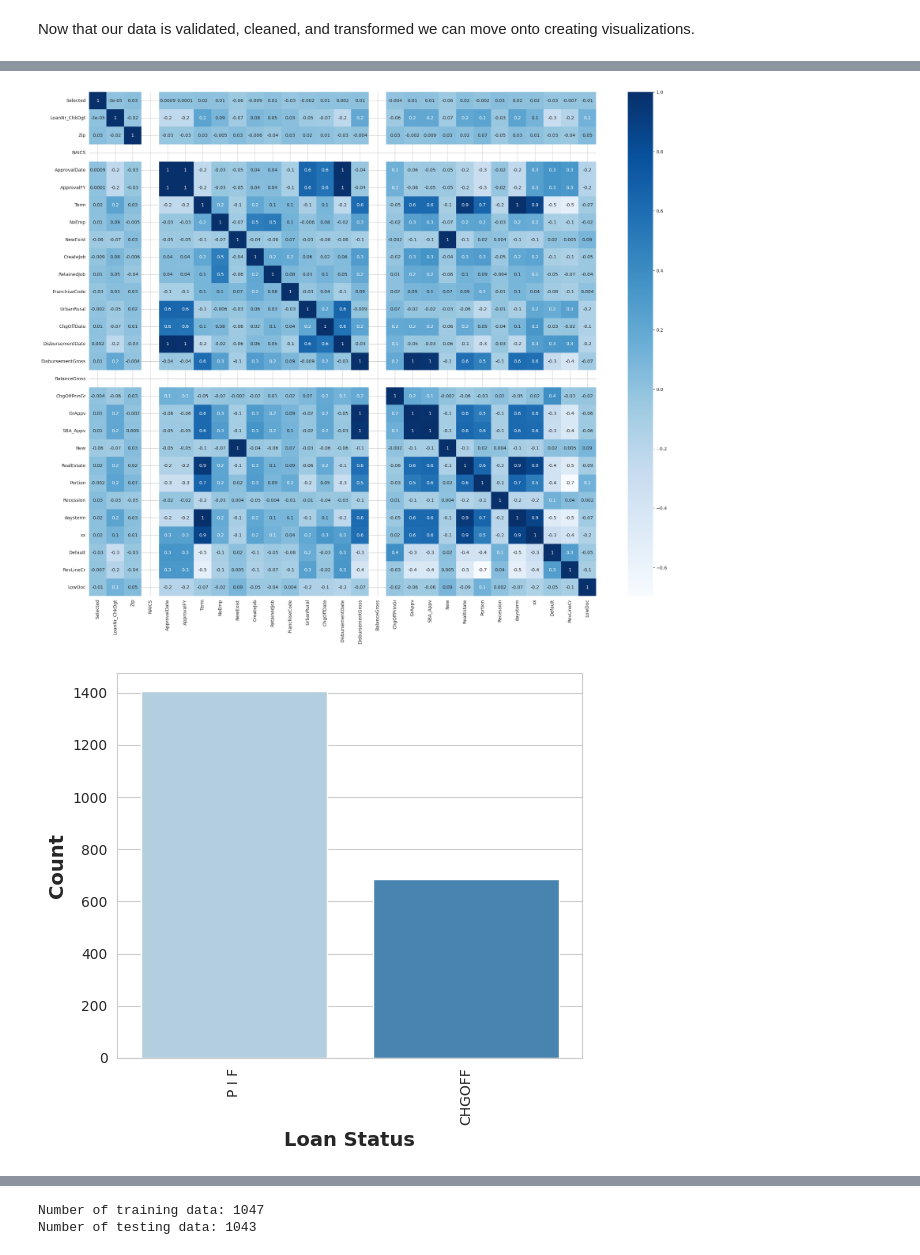
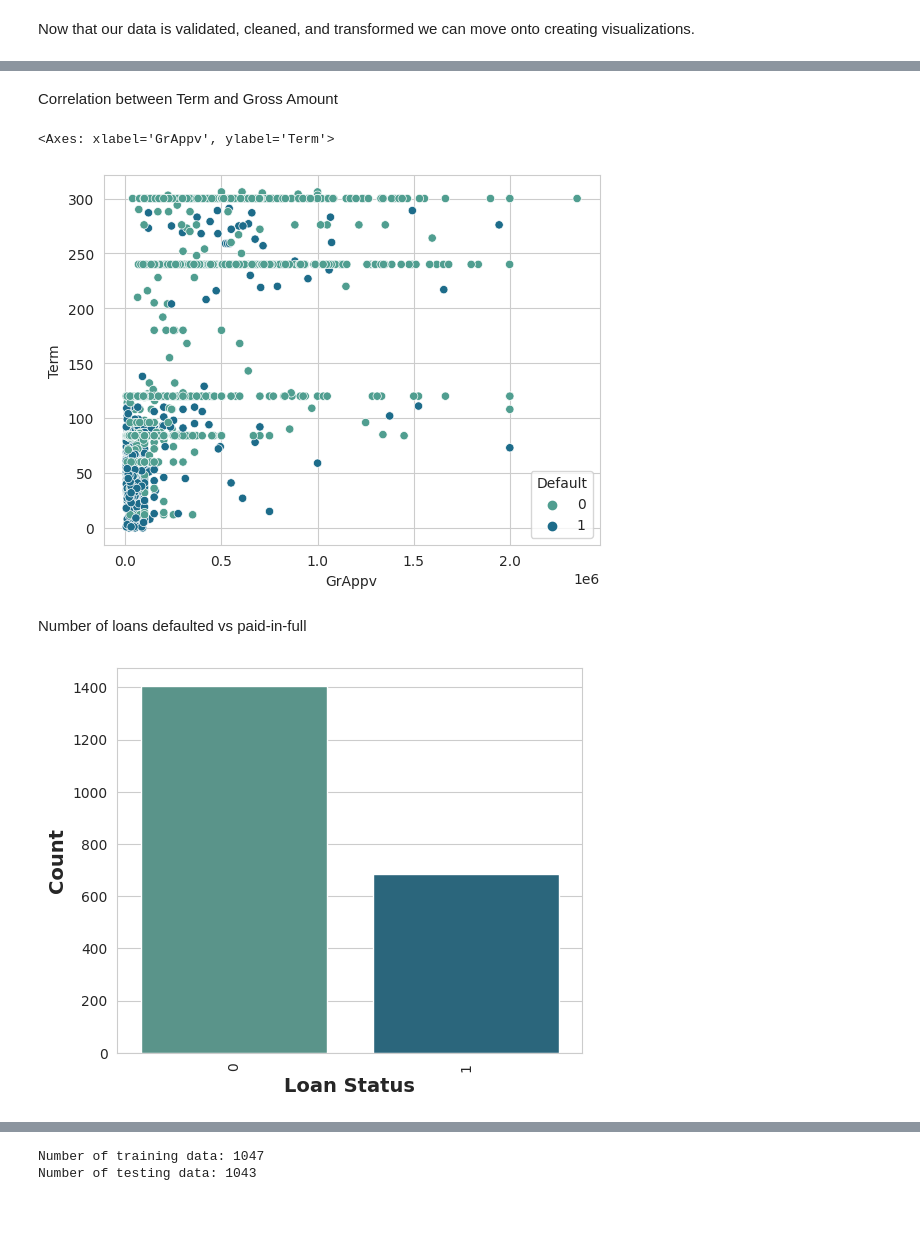
Before and after one commit to fdeiab/image-repo, a Jupyter notebook: Loan_Default_Predicition.ipynb, the cells around one changed output, grey strips where cells are left out. Cells and saved outputs as stored; diff of their text form; code cells hidden in the pictures; blank space fills up the shorter version.

Commit message:
Add visualizations and Feature Selection portion

```diff
--- a/Loan_Default_Predicition.ipynb
+++ b/Loan_Default_Predicition.ipynb
@@ -313,2 +349,11 @@ LowDoc Values [0 1]
+# %%
+df.head()
+data = df.drop(['LoanNr_ChkDgt', 'Name','City', 'State', 'Zip','Bank','BankState',
+                'ApprovalDate','ApprovalFY','ChgOffDate','DisbursementDate','BalanceGross',
+                 'DisbursementGross','ChgOffPrinGr', 'MIS_Status', 'xx', 'daysterm', 'NewExist'], axis=1)
+
+# move target variable to the end
+def_col = data.pop("Default")
+data.insert(data.shape[1], def_col.name, def_col)
 # %% [markdown]
 Now that our data is validated, cleaned, and transformed we can move onto creating visualizations.
@@ -317,15 +392,19 @@ Now that our data is validated, cleaned, and transformed we can move onto creati
+# %% [markdown]
+Correlation between Term and Gross Amount
+# %%
+sns.scatterplot(x=df["GrAppv"], y=df["Term"],hue=df["Default"], palette="crest")
+# %% [output]
+<Axes: xlabel='GrAppv', ylabel='Term'>
+[figure, added]
+# %% [markdown]
+Number of loans defaulted vs paid-in-full
 # %%
-plt.figure(figsize=(25,20))
-corr = df.corr()
-heatmap = sns.heatmap(corr, annot=True, cmap="Blues", fmt='.1g')
-
-
+# number of defaults(1) vs paid in full(0)
 fig, ax = plt.subplots(1, figsize=(6, 5))
-p = sns.countplot(x='MIS_Status', data=df, palette='Blues')
+p = sns.countplot(x='Default', data=data, palette='crest')
 p.set_xlabel('Loan Status', fontsize= 14, fontweight='bold')
 p.set_ylabel('Count', fontsize= 14, fontweight='bold')
 plt.xticks(rotation = 90)
 plt.show()
 # %% [output]
-[figure, old version]
+[figure, new version]
-[figure, removed]
```
Also changed, not shown: parts of 15 cells of this notebook.
